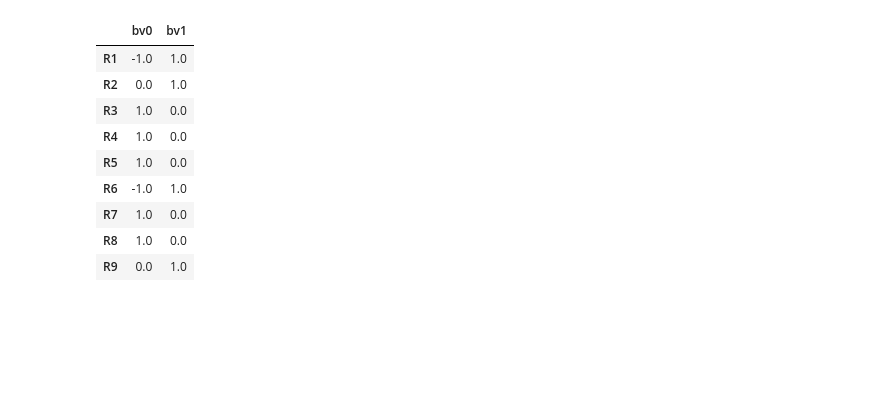
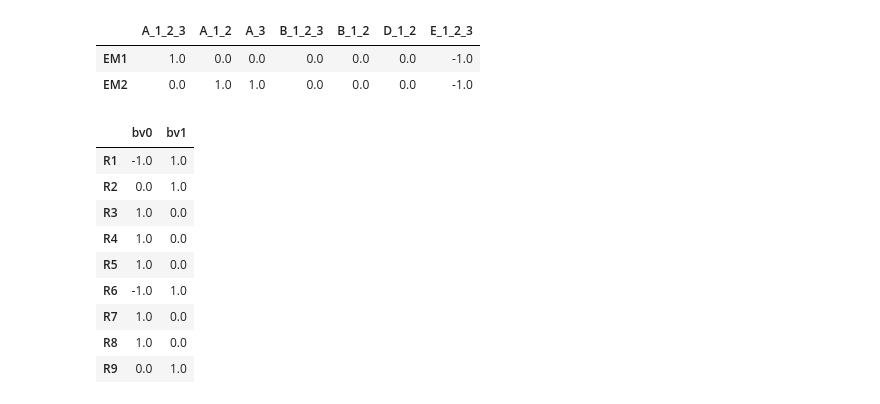
Before and after one commit to AgileBioFoundry/EMSL-Summer-School-2021-fluxomics, a Jupyter notebook: flux observability analysis.ipynb, the cells around one changed output. Drawn from its saved outputs; the diff is of its cells as text; code cells hidden in the pictures; blank space fills up the shorter version.

```diff
--- a/flux observability analysis.ipynb
+++ b/flux observability analysis.ipynb
@@ -97,3 +127,9 @@ flux_map(cobra.io.load_json_model("figure3_combined_EMU_network.json"), display_
+# %%
+emu_elmo[external_rxns].dot(S[external_rxns].T)
+# %% [output]
+|  | A_1_2_3 | A_1_2 | A_3 | B_1_2_3 | B_1_2 | D_1_2 | E_1_2_3 |
+| EM1 | 1.0 | 0.0 | 0.0 | 0.0 | 0.0 | 0.0 | -1.0 |
+| EM2 | 0.0 | 1.0 | 1.0 | 0.0 | 0.0 | 0.0 | -1.0 |
 # %%
 nullspace = get_nullspace(S)
 nullspace
```
Also changed, not shown: parts of 6 cells of this notebook.
